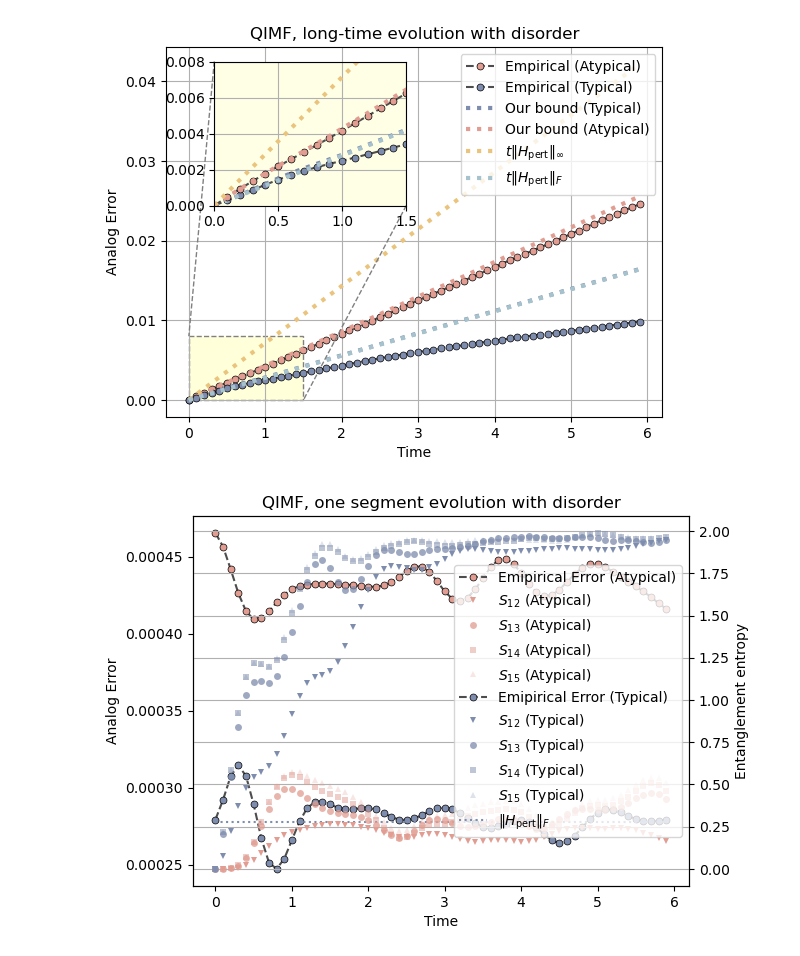
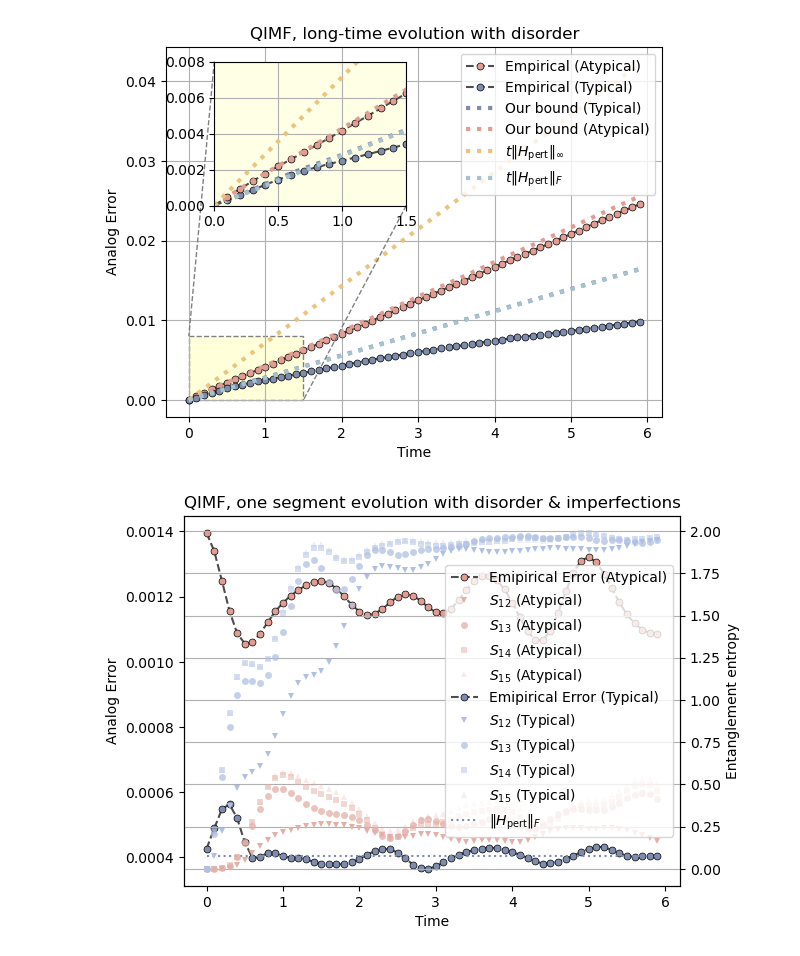
Before and after one commit to minidas/Entanglement-Induced-Resilience-of-Quantum-Dynamics, a Jupyter notebook: qitf_analog.ipynb, the cells around one changed output. Saved outputs shown, nothing was run; the diff lists cells and outputs as text; code cells hidden in the pictures.

Commit message:
imp: entropy marker

```diff
--- a/qitf_analog.ipynb
+++ b/qitf_analog.ipynb
@@ -11,7 +11,7 @@ import pickle
 # with open('./data/analog_model[i].pkl', 'wb') as f:
 #     pickle.dump(analog_model, f)
 
-with open('./data/analog_model[d].pkl', 'rb') as f:
+with open('./data/analog_model[di].pkl', 'rb') as f:
     analog_model = pickle.load(f)
 # %%
 initial_state = Statevector.from_label('0'*N).data  # Typical case state
@@ -108,46 +108,46 @@ for i in range(num_steps):
 p11=ax1.plot(time[:-1], state_distance, color='0.3', marker='o', markersize=5, mfc='#E19D92', mec='k', linestyle='dashed', markeredgewidth=0.5,label='Emipirical Error (Atypical)')
 ax2=ax1.twinx()
 entropy_list=entropy_data(initial_state, analog_model, k=2)
-p12=ax2.plot(time[:-1], entropy_list[:-1], label=r'$S_{12}$ (Atypical)',marker='v', markersize=5, mfc="#E19D92", linewidth=0,markeredgewidth=0,mec='k')
+p12=ax2.plot(time[:-1], entropy_list[:-1], label=r'$S_{12}$ (Atypical)',marker='v', markersize=5, mfc="#E4AFA7", linewidth=0,markeredgewidth=0,mec='k')
 entropy_list=entropy_data(initial_state, analog_model, k=[1,3,4,5,6,7,8,9])
-p14=ax2.plot(time[:-1], entropy_list[:-1],label=r'$S_{13}$ (Atypical)', marker='o', markersize=5, mfc='#E19D92', linewidth=0,markeredgewidth=0,alpha=0.75,mec='k')
+p14=ax2.plot(time[:-1], entropy_list[:-1],label=r'$S_{13}$ (Atypical)', marker='o', markersize=5, mfc='#E4AFA7', linewidth=0,markeredgewidth=0,alpha=0.75,mec='k')
 entropy_list=entropy_data(initial_state, analog_model, k=[1,2,4,5,6,7,8,9])
-p15=ax2.plot(time[:-1], entropy_list[:-1],label=r'$S_{14}$ (Atypical)', marker='s', markersize=5, mfc='#E19D92', linewidth=0,markeredgewidth=0,alpha=0.5,mec='k')
+p15=ax2.plot(time[:-1], entropy_list[:-1],label=r'$S_{14}$ (Atypical)', marker='s', markersize=5, mfc='#E4AFA7', linewidth=0,markeredgewidth=0,alpha=0.5,mec='k')
 entropy_list=entropy_data(initial_state, analog_model, k=[1,2,3,5,6,7,8,9])
-p16=ax2.plot(time[:-1], entropy_list[:-1],label=r'$S_{15}$ (Atypical)', marker='^', markersize=5, mfc='#E19D92', linewidth=0,markeredgewidth=0,alpha=0.25,mec='k')
+p16=ax2.plot(time[:-1], entropy_list[:-1],label=r'$S_{15}$ (Atypical)', marker='^', markersize=5, mfc='#E4AFA7', linewidth=0,markeredgewidth=0,alpha=0.25,mec='k')
 
 # initial_state = haar_random_state(N)  # Generate a random state
 initial_state = Statevector.from_label('0'*N).data  # Typical case state
 state_distance = []
 exact_state = initial_state
 analog_state = initial_state
 for i in range(num_steps):
     analog_state = analog_model.U0 @ exact_state
     exact_state = analog_model.exact_model.U0 @ exact_state
     state_distance.append(np.linalg.norm(exact_state - analog_state))
 p21=ax1.plot(time[:-1], state_distance, color='0.3', marker='o', markersize=5, mfc='#7E8CAD', mec='k', linestyle='dashed', markeredgewidth=0.5,label='Emipirical Error (Typical)')
 
 entropy_list=entropy_data(initial_state, analog_model, k=2)
-p22=ax2.plot(time[:-1], entropy_list[:-1],label=r'$S_{12}$ (Typical)',marker='v', markersize=5, mfc="#7E8CAD", linewidth=0,markeredgewidth=0,mec='k')
+p22=ax2.plot(time[:-1], entropy_list[:-1],label=r'$S_{12}$ (Typical)',marker='v', markersize=5, mfc="#B0C0E4", linewidth=0,markeredgewidth=0,mec='k')
 entropy_list=entropy_data(initial_state, analog_model, k=[1,3,4,5,6,7,8,9])
-p24=ax2.plot(time[:-1], entropy_list[:-1],label=r'$S_{13}$ (Typical)', marker='o', markersize=5, mfc='#7E8CAD', linewidth=0,markeredgewidth=0,alpha=0.75,mec='k')
+p24=ax2.plot(time[:-1], entropy_list[:-1],label=r'$S_{13}$ (Typical)', marker='o', markersize=5, mfc='#B0C0E4', linewidth=0,markeredgewidth=0,alpha=0.75,mec='k')
 entropy_list=entropy_data(initial_state, analog_model, k=[1,2,4,5,6,7,8,9])
-p25=ax2.plot(time[:-1], entropy_list[:-1],label=r'$S_{14}$ (Typical)', marker='s', markersize=5, mfc='#7E8CAD', linewidth=0,markeredgewidth=0,alpha=0.5,mec='k')
+p25=ax2.plot(time[:-1], entropy_list[:-1],label=r'$S_{14}$ (Typical)', marker='s', markersize=5, mfc='#B0C0E4', linewidth=0,markeredgewidth=0,alpha=0.5,mec='k')
 entropy_list=entropy_data(initial_state, analog_model, k=[1,2,3,5,6,7,8,9])
-p26=ax2.plot(time[:-1], entropy_list[:-1],label=r'$S_{15}$ (Typical)', marker='^', markersize=5, mfc='#7E8CAD', linewidth=0,markeredgewidth=0,alpha=0.25,mec='k')
+p26=ax2.plot(time[:-1], entropy_list[:-1],label=r'$S_{15}$ (Typical)', marker='^', markersize=5, mfc='#B0C0E4', linewidth=0,markeredgewidth=0,alpha=0.25,mec='k')
 
 p13=ax1.plot(time[:-1], [V_fro*time_step]*num_steps, color="#7E8CAD", linestyle='dotted', label=r'$\|H_{\text{pert}}\|_{F}$')
 # plt.plot(time[:-1], [V_spec*time_step]*num_steps, color='#A4E048', linestyle='dashed', label=r'$\delta t\lambda\|V\|_{\infty}$')
 ax1.set_xlabel('Time')
 ax1.set_ylabel('Analog Error')
 ax2.set_ylabel('Entanglement entropy')
 
 lns=p11+p12+p14+p15+p16+p21+p22+p24+p25+p26+p13
 labs=[l.get_label() for l in lns]
-plt.title('QIMF, one segment evolution with disorder')
+plt.title('QIMF, one segment evolution with disorder & imperfections')
 plt.legend(lns,labs,loc=5)
 plt.grid()
-plt.savefig('./Figures/one_segment[d].pdf', bbox_inches='tight',dpi=600)
+plt.savefig('./Figures/one_segment[di].pdf', bbox_inches='tight',dpi=600)
 plt.show()
 # %% [output]
-[figure, old version]
+[figure, new version]
```
Also changed, not shown: 7 other files.
